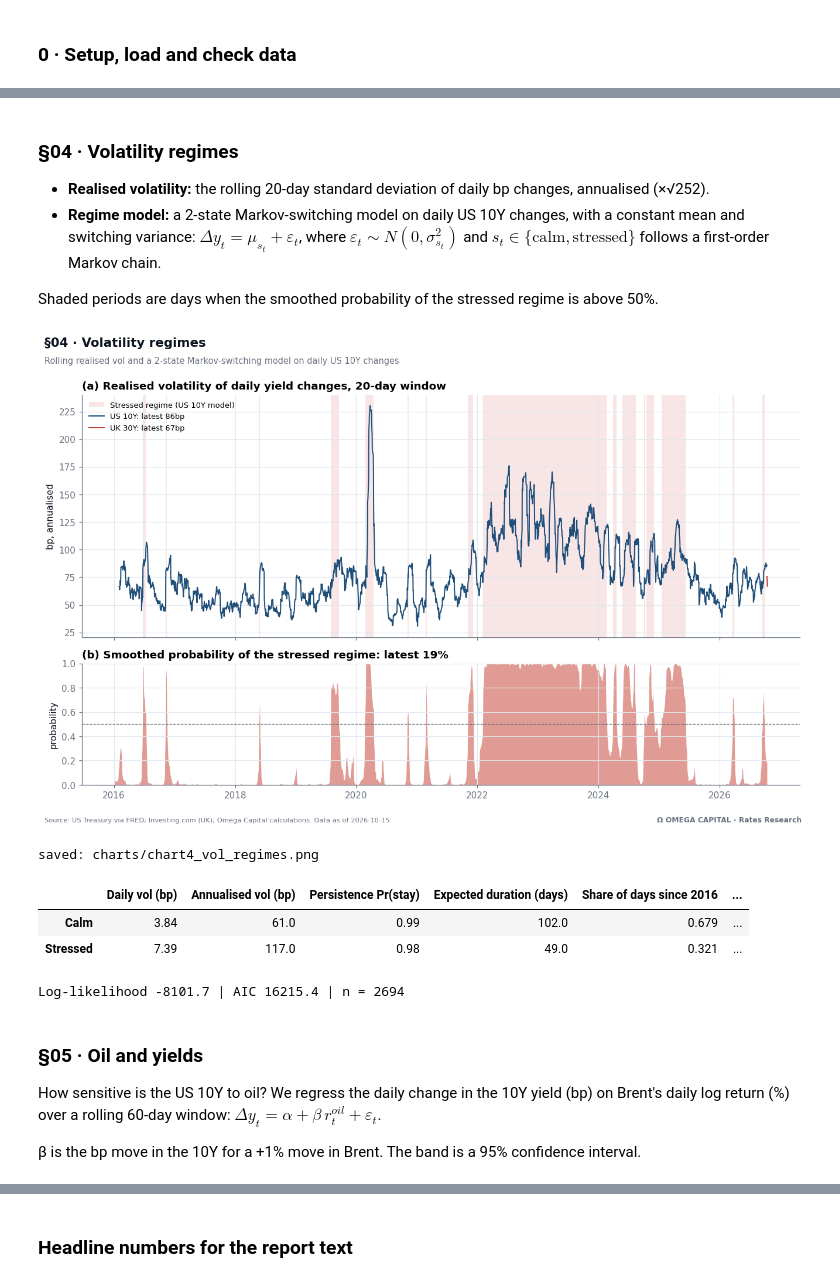
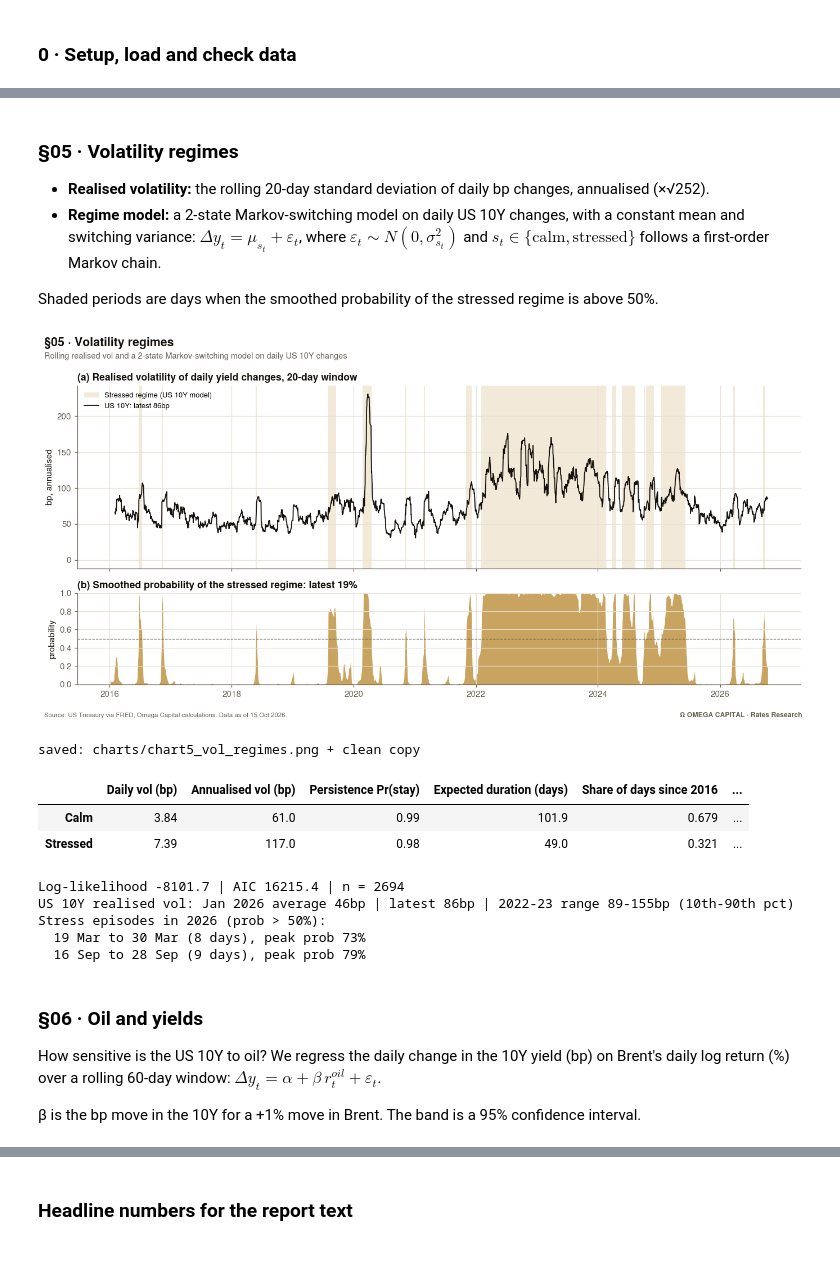
Before and after one commit to leowu06/bond-analysis, a Jupyter notebook: omega_bond_report.ipynb, the cells around one changed output, grey strips where cells are left out. Cells and saved outputs as stored; diff of their text form; code cells hidden in the pictures; blank space fills up the shorter version.

```diff
--- a/omega_bond_report.ipynb
+++ b/omega_bond_report.ipynb
@@ -91,4 +91,9 @@ if short:
           "Re-download from 01/01/2016:", short)
 AS_OF = px.index.max().date()
 print("Data as of:", AS_OF)
+
+# phase two starts on the first common date of the Investing.com series (mid-September);
+# short series are only used from P2 onwards, never for year-to-date numbers
+P2 = "2026-09-15"
+FULL = [c for c in px.columns if c not in short]
 # %% [output]
@@ -413,5 +487,5 @@ saved: charts/chart3_france_spreads.png
 # %% [markdown]
-### §04 · Volatility regimes
+### §05 · Volatility regimes
 - **Realised volatility:** the rolling 20-day standard deviation of daily bp changes, annualised (×√252).
 - **Regime model:** a 2-state Markov-switching model on daily US 10Y changes, with a constant mean and switching variance:
   $\Delta y_t = \mu_{s_t} + \varepsilon_t$, where $\varepsilon_t \sim N(0, \sigma^2_{s_t})$ and $s_t \in \{\text{calm}, \text{stressed}\}$ follows a first-order Markov chain.
@@ -431,49 +505,58 @@ sig2 = np.asarray(res.params)[[i for i, n in enumerate(names_) if n.startswith("
 hi = int(np.argmax(sig2)); lo_ = 1 - hi
 prob = pd.Series(np.asarray(res.smoothed_marginal_probabilities)[:, hi], index=y.index)
 P = res.regime_transition[:, :, 0]                       # P[i, j] = Pr(s_t = i | s_t-1 = j)
 stay_hi, stay_lo = P[hi, hi], P[lo_, lo_]
 
-fig, axs = plt.subplots(2, 1, figsize=(12, 7.6), sharex=True, gridspec_kw={"height_ratios": [2, 1]})
+fig, axs = plt.subplots(2, 1, figsize=(12.5, 6.2), sharex=True, gridspec_kw={"height_ratios": [2, 1]})
 ax = axs[0]
 ax.fill_between(prob.index, 0, 1, where=prob > 0.5, transform=ax.get_xaxis_transform(),
-                color=COL["accent"], alpha=0.12, lw=0, label="Stressed regime (US 10Y model)")
-for col, cc, lbl in [("US_10Y", "US", "US 10Y"), ("UK_30Y", "UK", "UK 30Y")]:
-    if col in px:
-        r = rv(px[col]); ax.plot(r.index, r, color=COL[cc], lw=1.3, label=f"{lbl}: latest {r.iloc[-1]:.0f}bp")
+                color=COL["accent"], alpha=0.18, lw=0, label="Stressed regime (US 10Y model)")
+r = rv(px["US_10Y"]); ax.plot(r.index, r, color=COL["ink"], lw=1.2, label=f"US 10Y: latest {r.iloc[-1]:.0f}bp")
 ax.set_ylabel("bp, annualised"); ax.legend(loc="upper left", fontsize=8.5)
 ax.set_title("(a) Realised volatility of daily yield changes, 20-day window")
 
 ax = axs[1]
-ax.fill_between(prob.index, 0, prob, color=COL["accent"], alpha=0.5, lw=0)
+ax.fill_between(prob.index, 0, prob, color=COL["accent"], alpha=0.75, lw=0)
 ax.axhline(0.5, color=COL["muted"], ls="--", lw=0.8)
 ax.set_ylim(0, 1); ax.set_ylabel("probability")
 ax.set_title(f"(b) Smoothed probability of the stressed regime: latest {prob.iloc[-1]:.0%}")
 ax.xaxis.set_major_formatter(mdates.DateFormatter("%Y"))
 
-header(fig, "§04 · Volatility regimes",
+header(fig, "§05 · Volatility regimes",
        "Rolling realised vol and a 2-state Markov-switching model on daily US 10Y changes")
-finish(fig, "chart4_vol_regimes", "US Treasury via FRED; Investing.com (UK)")
+finish(fig, "chart5_vol_regimes", "US Treasury via FRED")
 
 ann = np.sqrt(sig2 * 252)
 tbl4 = pd.DataFrame({
     "Daily vol (bp)": np.sqrt(sig2)[[lo_, hi]].round(2),
     "Annualised vol (bp)": ann[[lo_, hi]].round(0),
     "Persistence Pr(stay)": [round(stay_lo, 3), round(stay_hi, 3)],
     "Expected duration (days)": [round(1 / (1 - stay_lo), 1), round(1 / (1 - stay_hi), 1)],
     "Share of days since 2016": [round((prob <= 0.5).mean(), 3), round((prob > 0.5).mean(), 3)],
     "Share of 2026 days": [round((prob.loc[BASE:] <= 0.5).mean(), 3), round((prob.loc[BASE:] > 0.5).mean(), 3)],
 }, index=["Calm", "Stressed"])
 display(tbl4)
 print(f"Log-likelihood {res.llf:.1f} | AIC {res.aic:.1f} | n = {res.nobs}")
+rv10 = rv(px["US_10Y"])
+print(f"US 10Y realised vol: Jan 2026 average {rv10.loc['2026-01'].mean():.0f}bp | latest {rv10.iloc[-1]:.0f}bp | "
+      f"2022-23 range {rv10.loc['2022':'2023'].quantile(0.1):.0f}-{rv10.loc['2022':'2023'].quantile(0.9):.0f}bp (10th-90th pct)")
+print(f"Stress episodes in 2026 (prob > 50%):")
+st = (prob.loc[BASE:] > 0.5).astype(int); grp = (st.diff() != 0).cumsum()
+for _, g in st[st == 1].groupby(grp[st == 1]):
+    print(f"  {g.index[0]:%d %b} to {g.index[-1]:%d %b} ({len(g)} days), peak prob {prob.loc[g.index].max():.0%}")
 # %% [output]
-[figure, old version]
+[figure, new version]
-saved: charts/chart4_vol_regimes.png
+saved: charts/chart5_vol_regimes.png + clean copy
 |  | Daily vol (bp) | Annualised vol (bp) | Persistence Pr(stay) | Expected duration (days) | Share of days since 2016 | ... |
-| Calm | 3.84 | 61.0 | 0.99 | 102.0 | 0.679 | ... |
+| Calm | 3.84 | 61.0 | 0.99 | 101.9 | 0.679 | ... |
 | Stressed | 7.39 | 117.0 | 0.98 | 49.0 | 0.321 | ... |
 Log-likelihood -8101.7 | AIC 16215.4 | n = 2694
+US 10Y realised vol: Jan 2026 average 46bp | latest 86bp | 2022-23 range 89-155bp (10th-90th pct)
+Stress episodes in 2026 (prob > 50%):
+  19 Mar to 30 Mar (8 days), peak prob 73%
+  16 Sep to 28 Sep (9 days), peak prob 79%
 # %% [markdown]
-### §05 · Oil and yields
+### §06 · Oil and yields
 How sensitive is the US 10Y to oil? We regress the daily change in the 10Y yield (bp) on Brent's daily log return (%) over a rolling 60-day window:
 $\Delta y_t = \alpha + \beta\, r^{oil}_t + \varepsilon_t$.
 
```
Also changed, not shown: parts of 14 cells of this notebook, 14 other files.
